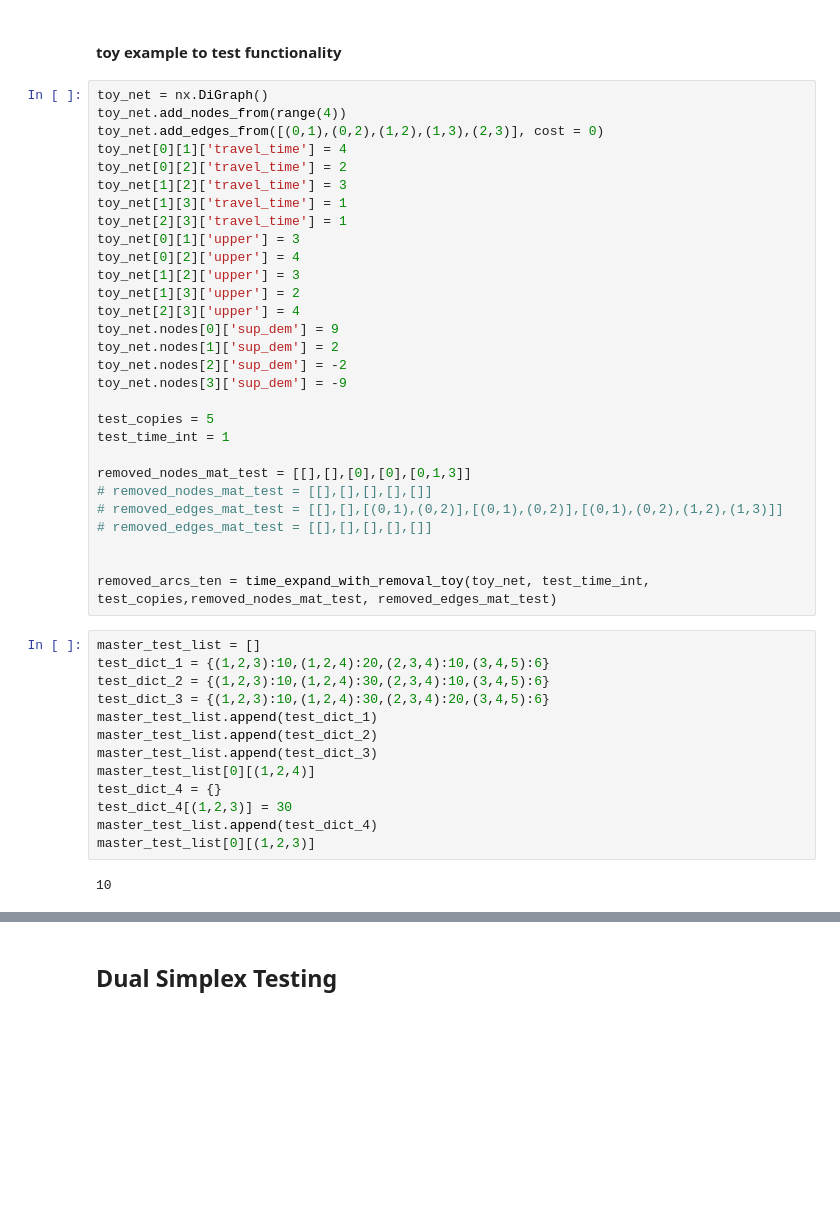
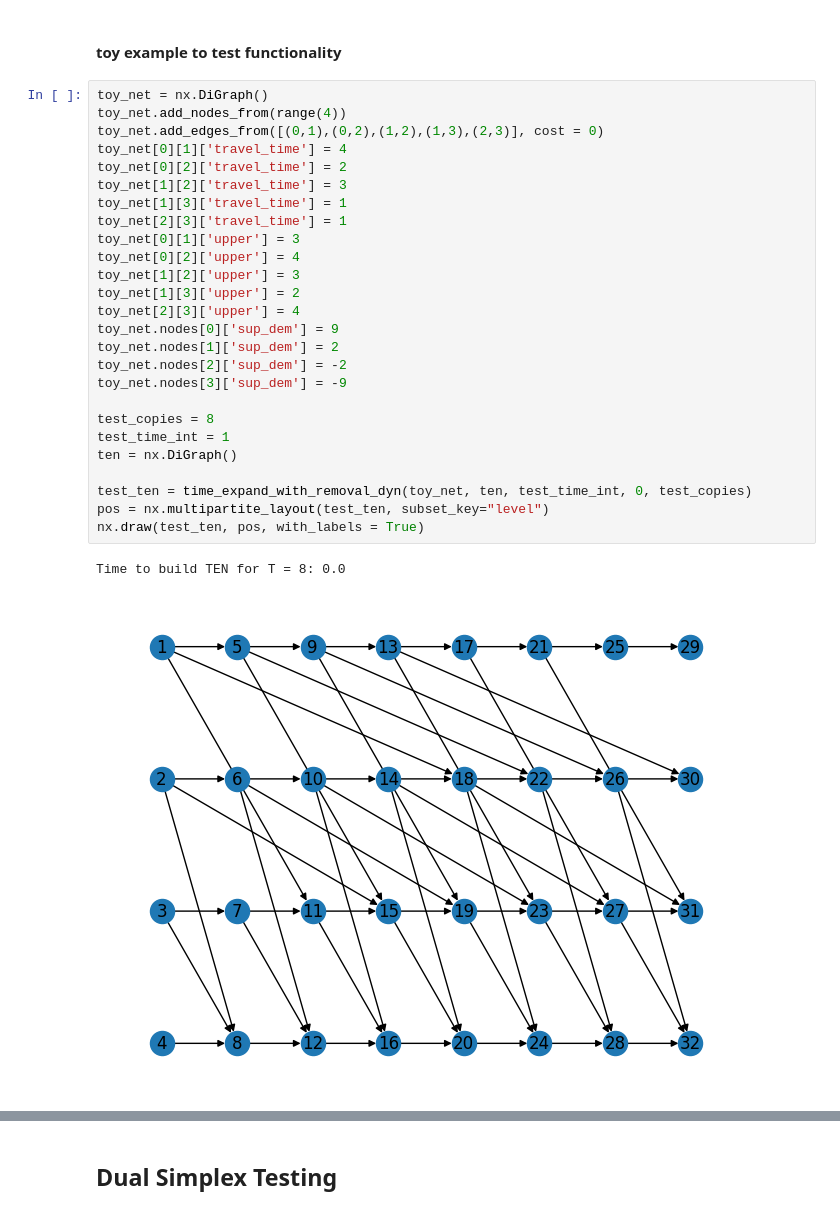
Before and after one commit to DillWithIt77/Fire_Evac_F22, a Jupyter notebook: Real-world Testing.ipynb, the cells around one changed output, grey strips where cells are left out. Cells and saved outputs as stored; diff of their text form; blank space fills up the shorter version.

```diff
--- a/Real-world Testing.ipynb
+++ b/Real-world Testing.ipynb
@@ -980,44 +1020,29 @@ def augment(path):
 # %%
 toy_net = nx.DiGraph()
 toy_net.add_nodes_from(range(4))
 toy_net.add_edges_from([(0,1),(0,2),(1,2),(1,3),(2,3)], cost = 0)
 toy_net[0][1]['travel_time'] = 4
 toy_net[0][2]['travel_time'] = 2
 toy_net[1][2]['travel_time'] = 3
 toy_net[1][3]['travel_time'] = 1
 toy_net[2][3]['travel_time'] = 1
 toy_net[0][1]['upper'] = 3
 toy_net[0][2]['upper'] = 4
 toy_net[1][2]['upper'] = 3
 toy_net[1][3]['upper'] = 2
 toy_net[2][3]['upper'] = 4
 toy_net.nodes[0]['sup_dem'] = 9
 toy_net.nodes[1]['sup_dem'] = 2
 toy_net.nodes[2]['sup_dem'] = -2
 toy_net.nodes[3]['sup_dem'] = -9
 
-test_copies = 5
+test_copies = 8
 test_time_int = 1
+ten = nx.DiGraph()
 
-removed_nodes_mat_test = [[],[],[0],[0],[0,1,3]]
-# removed_nodes_mat_test = [[],[],[],[],[]]
-# removed_edges_mat_test = [[],[],[(0,1),(0,2)],[(0,1),(0,2)],[(0,1),(0,2),(1,2),(1,3)]]
-# removed_edges_mat_test = [[],[],[],[],[]]
-
-
-removed_arcs_ten = time_expand_with_removal_toy(toy_net, test_time_int, test_copies,removed_nodes_mat_test, removed_edges_mat_test)
+test_ten = time_expand_with_removal_dyn(toy_net, ten, test_time_int, 0, test_copies)
+pos = nx.multipartite_layout(test_ten, subset_key="level")
+nx.draw(test_ten, pos, with_labels = True)
+# %% [output]
+Time to build TEN for T = 8: 0.0
+[figure, added]
-# %%
-master_test_list = []
-test_dict_1 = {(1,2,3):10,(1,2,4):20,(2,3,4):10,(3,4,5):6}
-test_dict_2 = {(1,2,3):10,(1,2,4):30,(2,3,4):10,(3,4,5):6}
-test_dict_3 = {(1,2,3):10,(1,2,4):30,(2,3,4):20,(3,4,5):6}
-master_test_list.append(test_dict_1)
-master_test_list.append(test_dict_2)
-master_test_list.append(test_dict_3)
-master_test_list[0][(1,2,4)]
-test_dict_4 = {}
-test_dict_4[(1,2,3)] = 30
-master_test_list.append(test_dict_4)
-master_test_list[0][(1,2,3)]
-# %% [output]
-10
```
Also changed, not shown: parts of 15 cells of this notebook.
